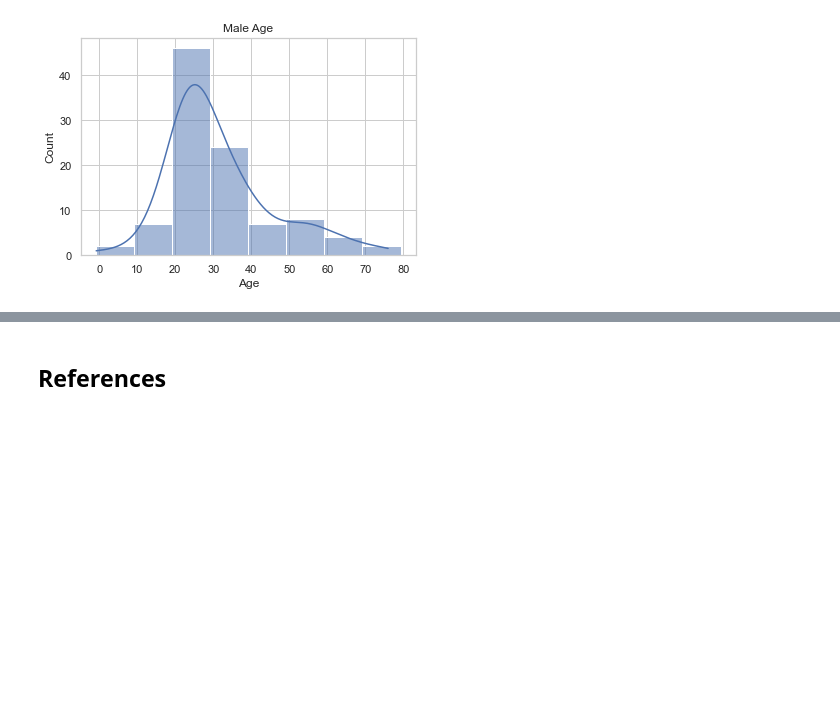
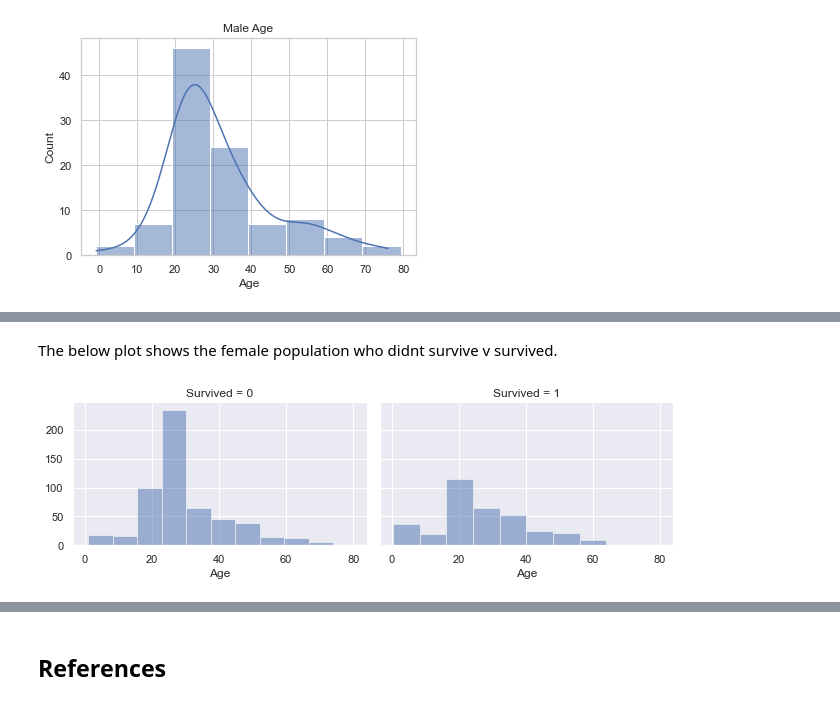
Before and after one commit to Ginafenn/Programming-for-Data-Analysis-Asignments, a Jupyter notebook: Project 1.ipynb, the cells around one changed output, grey strips where cells are left out. Saved outputs shown, nothing was run; the diff lists cells and outputs as text; code cells hidden in the pictures; blank space fills up the shorter version.

```diff
--- a/Project 1.ipynb
+++ b/Project 1.ipynb
@@ -325,0 +315,7 @@ df_sd_data.head()
+# %%
+#setting grid style
+sns.set(style="darkgrid")
+#grid map
+grid = sns.FacetGrid(df_sd_male, col='Survived', height=3, aspect=1.5)
+grid.map(plt.hist, 'Age', alpha=.5, bins=10)
+grid.add_legend();
@@ -325,0 +324,11 @@ df_sd_data.head()
+# %% [markdown]
+The below plot shows the female population who didnt survive v survived.
+# %%
+#setting grid style
+sns.set(style="darkgrid")
+#grid map
+grid = sns.FacetGrid(df_sd_female, col='Survived', height=3, aspect=1.5)
+grid.map(plt.hist, 'Age', alpha=.5, bins=10)
+grid.add_legend();
+# %% [output]
+[figure, added]
```
Also changed, not shown: parts of 16 cells of this notebook.
